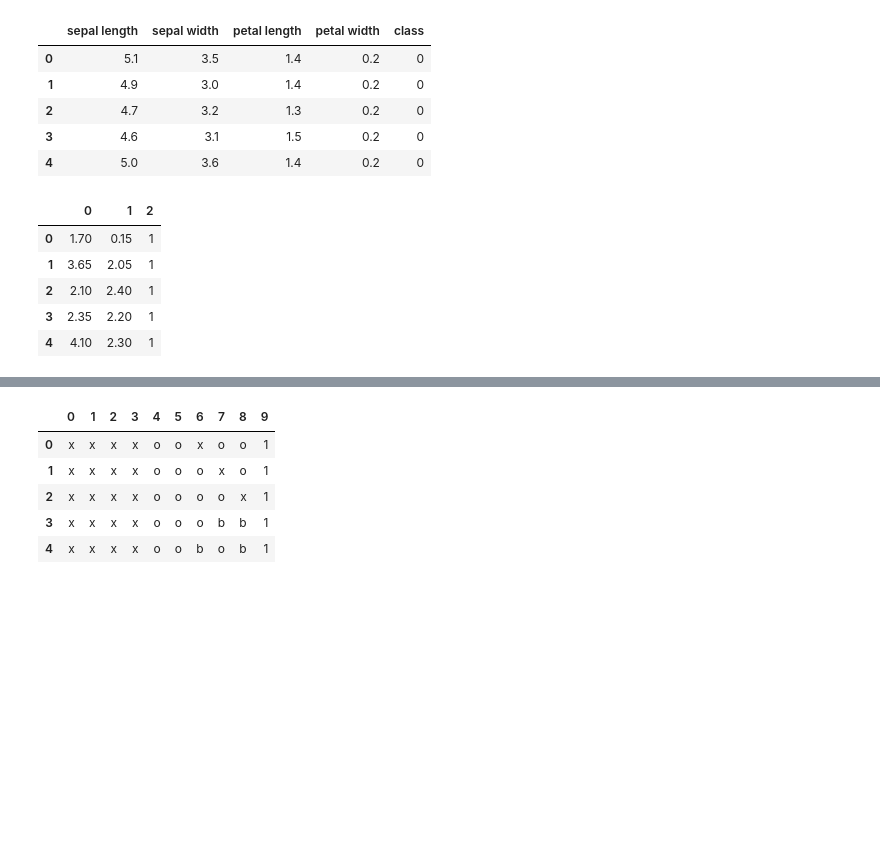
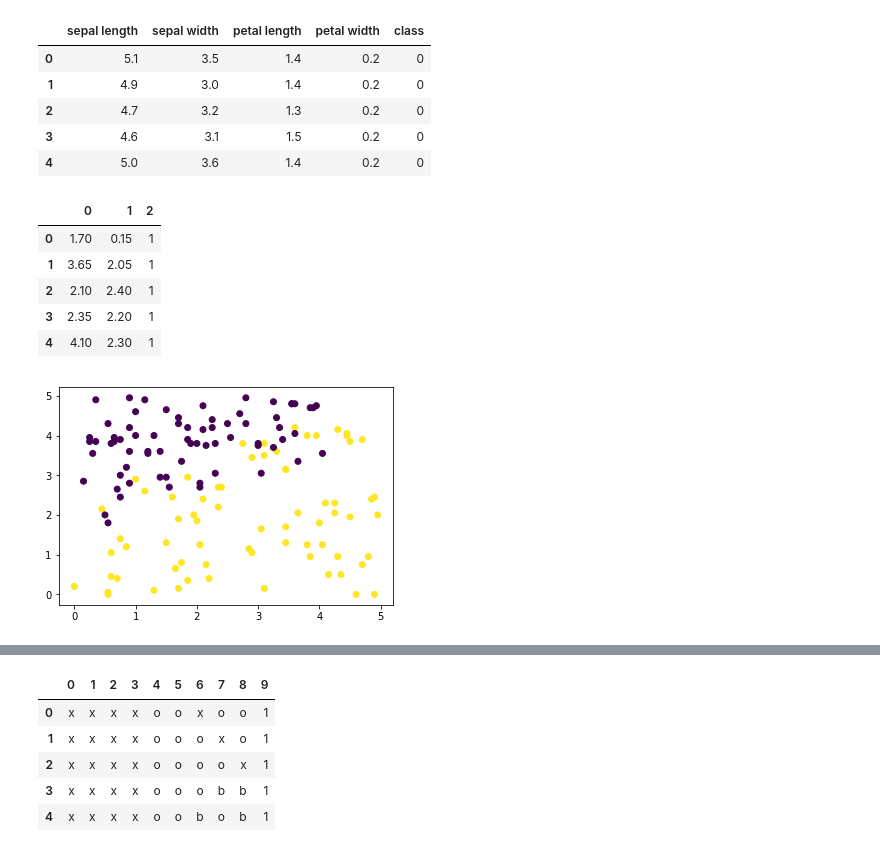
Before and after one commit to JanVargovsky/MAD, a Jupyter notebook: MAD3.Lesson6/decision-trees.ipynb, the cells around one changed output, grey strips where cells are left out. Cells and saved outputs as stored; diff of their text form; code cells hidden in the pictures; blank space fills up the shorter version.

Commit message:
Added scatter plots for sep and nonsep datasets.

```diff
--- a/MAD3.Lesson6/decision-trees.ipynb
+++ b/MAD3.Lesson6/decision-trees.ipynb
@@ -14,14 +15,18 @@ iris.head()
 # %%
 nonsep = pd.read_csv('../Datasets/nonsep.csv', sep=';', header=None)
 nonsep.name = "non separable 2d"
 display(nonsep.head())
+
+plt.scatter(nonsep[0], nonsep[1], c=nonsep[2])
+plt.show()
 # %% [output]
 |  | 0 | 1 | 2 |
 | 0 | 1.70 | 0.15 | 1 |
 | 1 | 3.65 | 2.05 | 1 |
 | 2 | 2.10 | 2.40 | 1 |
 | 3 | 2.35 | 2.20 | 1 |
 | 4 | 4.10 | 2.30 | 1 |
+[figure, added]
 # %%
 sep = pd.read_csv('../Datasets/sep.csv', sep=';', header=None)
 sep.name = "separable 2d"
```
Also changed, not shown: parts of 2 cells of this notebook.
